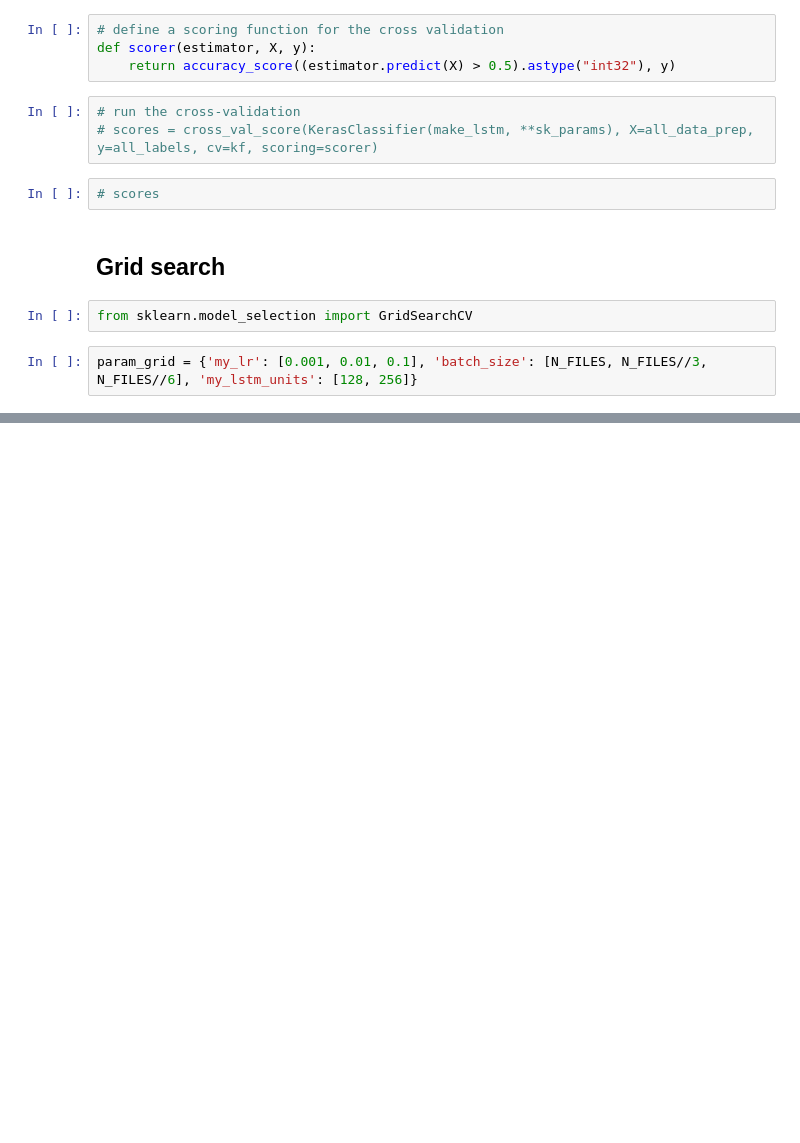
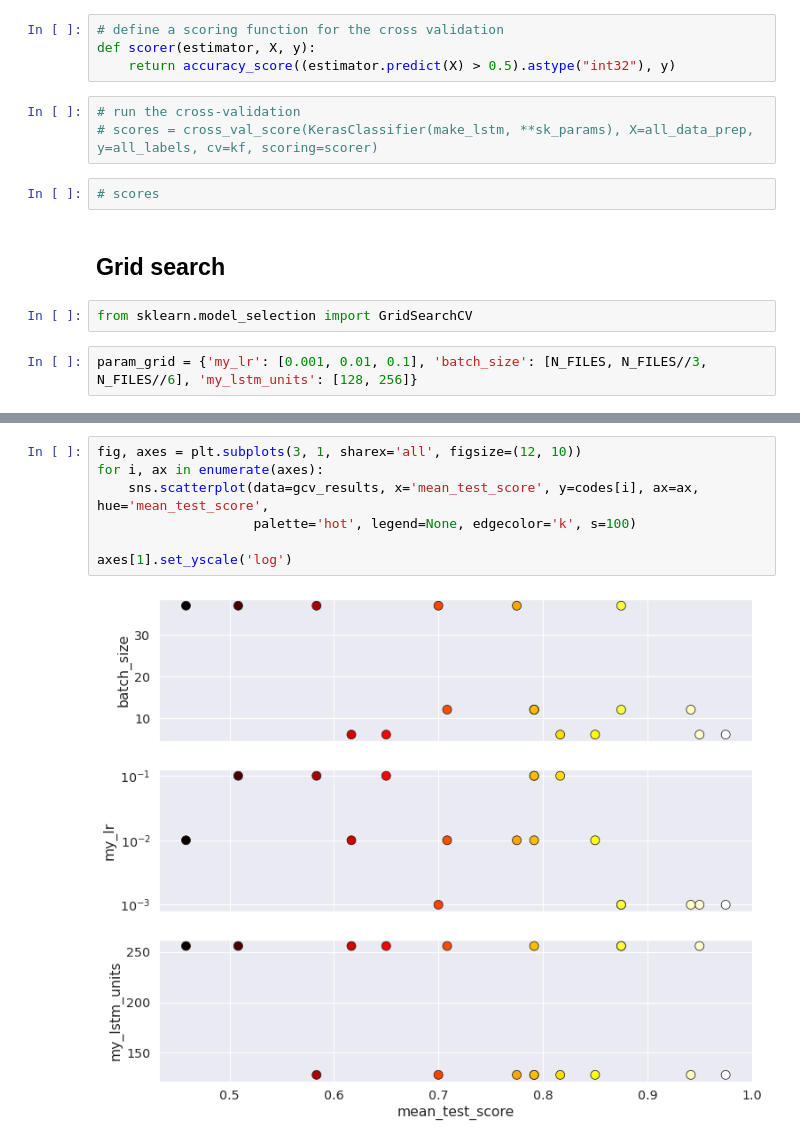
Before and after one commit to animaviridis/dmv-practicals, a Jupyter notebook: assessment/assignment1/task2/task2.ipynb, the cells around one changed output, grey strips where cells are left out. Cells and saved outputs as stored; diff of their text form; blank space fills up the shorter version.

```diff
--- a/assessment/assignment1/task2/task2.ipynb
+++ b/assessment/assignment1/task2/task2.ipynb
@@ -354,3 +313,12 @@ codes = ['my_lr', 'batch_size', 'my_lstm_units']
+# %%
+fig, axes = plt.subplots(3, 1, sharex='all', figsize=(12, 10))
+for i, ax in enumerate(axes):
+    sns.scatterplot(data=gcv_results, x='mean_test_score', y=codes[i], ax=ax, hue='mean_test_score',
+                    palette='hot', legend=None, edgecolor='k', s=100)
+
+axes[1].set_yscale('log')
+# %% [output]
+[figure, added]
 # %%
 from mpl_toolkits.mplot3d import Axes3D
 
```
Also changed, not shown: parts of 25 cells of this notebook.
